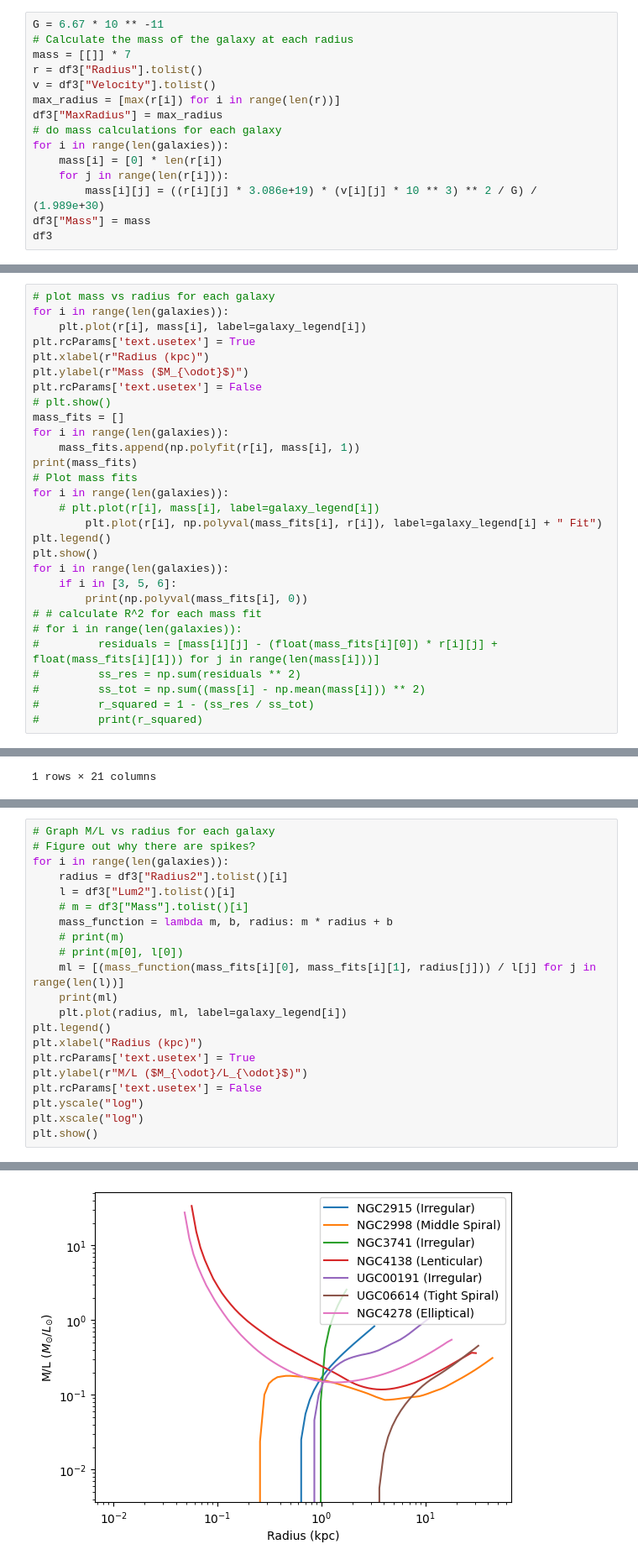
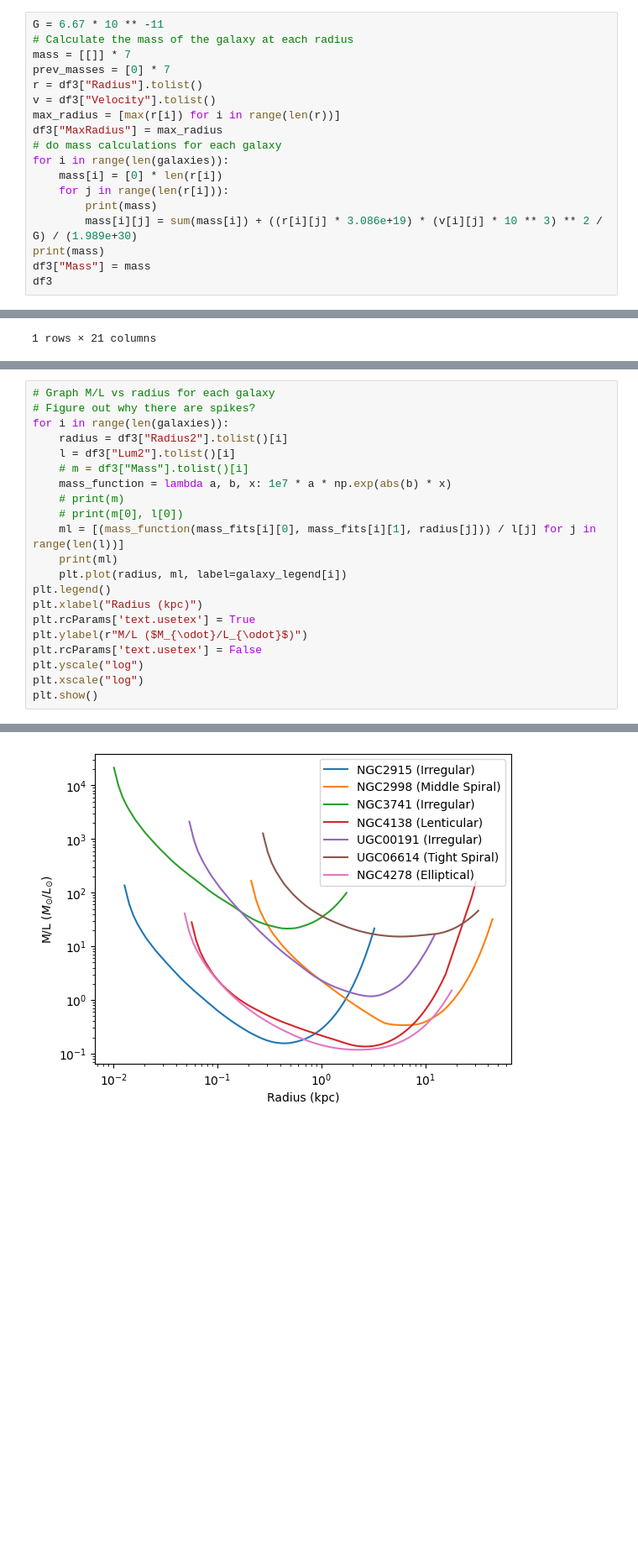
Before and after one commit to Jminding/ComputationalAstrophysics, a Jupyter notebook: Python/qualityflags.ipynb, the cells around one changed output, grey strips where cells are left out. Shown at 84% size. Saved outputs shown, nothing was run; the diff lists cells and outputs as text; blank space fills up the shorter version.

Commit message:
final graphs

```diff
--- a/Python/qualityflags.ipynb
+++ b/Python/qualityflags.ipynb
@@ -499,6 +499,7 @@ for i in range(len(galaxies)):
 G = 6.67 * 10 ** -11
 # Calculate the mass of the galaxy at each radius
 mass = [[]] * 7
+prev_masses = [0] * 7
 r = df3["Radius"].tolist()
 v = df3["Velocity"].tolist()
 max_radius = [max(r[i]) for i in range(len(r))]
@@ -507,7 +508,9 @@ df3["MaxRadius"] = max_radius
 for i in range(len(galaxies)):
     mass[i] = [0] * len(r[i])
     for j in range(len(r[i])):
-        mass[i][j] = ((r[i][j] * 3.086e+19) * (v[i][j] * 10 ** 3) ** 2 / G) / (1.989e+30)
+        print(mass)
+        mass[i][j] = sum(mass[i]) + ((r[i][j] * 3.086e+19) * (v[i][j] * 10 ** 3) ** 2 / G) / (1.989e+30)
+print(mass)
 df3["Mass"] = mass
 df3
 # %% [output]
@@ -531,32 +551,3 @@ plt.legend()
 plt.show()
 # %% [output]
 [figure]
-# %%
-# plot mass vs radius for each galaxy
-for i in range(len(galaxies)):
-    plt.plot(r[i], mass[i], label=galaxy_legend[i])
-plt.rcParams['text.usetex'] = True
-plt.xlabel(r"Radius (kpc)")
-plt.ylabel(r"Mass ($M_{\odot}$)")
-plt.rcParams['text.usetex'] = False
-# plt.show()
-mass_fits = []
-for i in range(len(galaxies)):
-    mass_fits.append(np.polyfit(r[i], mass[i], 1))
-print(mass_fits)
-# Plot mass fits
-for i in range(len(galaxies)):
-    # plt.plot(r[i], mass[i], label=galaxy_legend[i])
-        plt.plot(r[i], np.polyval(mass_fits[i], r[i]), label=galaxy_legend[i] + " Fit")
-plt.legend()
-plt.show()
-for i in range(len(galaxies)):
-    if i in [3, 5, 6]:
-        print(np.polyval(mass_fits[i], 0))
-# # calculate R^2 for each mass fit
-# for i in range(len(galaxies)):
-#         residuals = [mass[i][j] - (float(mass_fits[i][0]) * r[i][j] + float(mass_fits[i][1])) for j in range(len(mass[i]))]
-#         ss_res = np.sum(residuals ** 2)
-#         ss_tot = np.sum((mass[i] - np.mean(mass[i])) ** 2)
-#         r_squared = 1 - (ss_res / ss_tot)
-#         print(r_squared)
@@ -673,7 +724,7 @@ for i in range(len(galaxies)):
     radius = df3["Radius2"].tolist()[i]
     l = df3["Lum2"].tolist()[i]
     # m = df3["Mass"].tolist()[i]
-    mass_function = lambda m, b, radius: m * radius + b
+    mass_function = lambda a, b, x: 1e7 * a * np.exp(abs(b) * x)
     # print(m)
     # print(m[0], l[0])
     ml = [(mass_function(mass_fits[i][0], mass_fits[i][1], radius[j])) / l[j] for j in range(len(l))]
@@ -698 +749 @@ plt.show()
-[figure, old version]
+[figure, new version]
```
Also changed, not shown: parts of 4 cells of this notebook, 9 other files.
